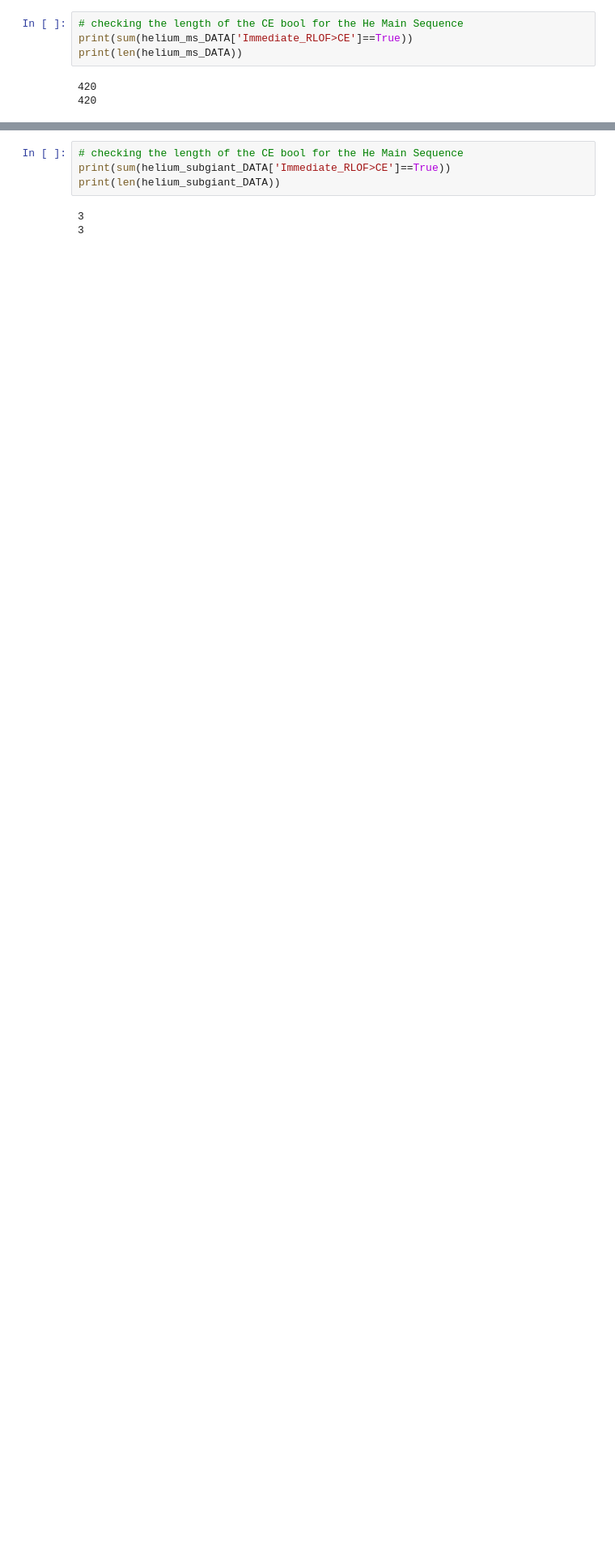
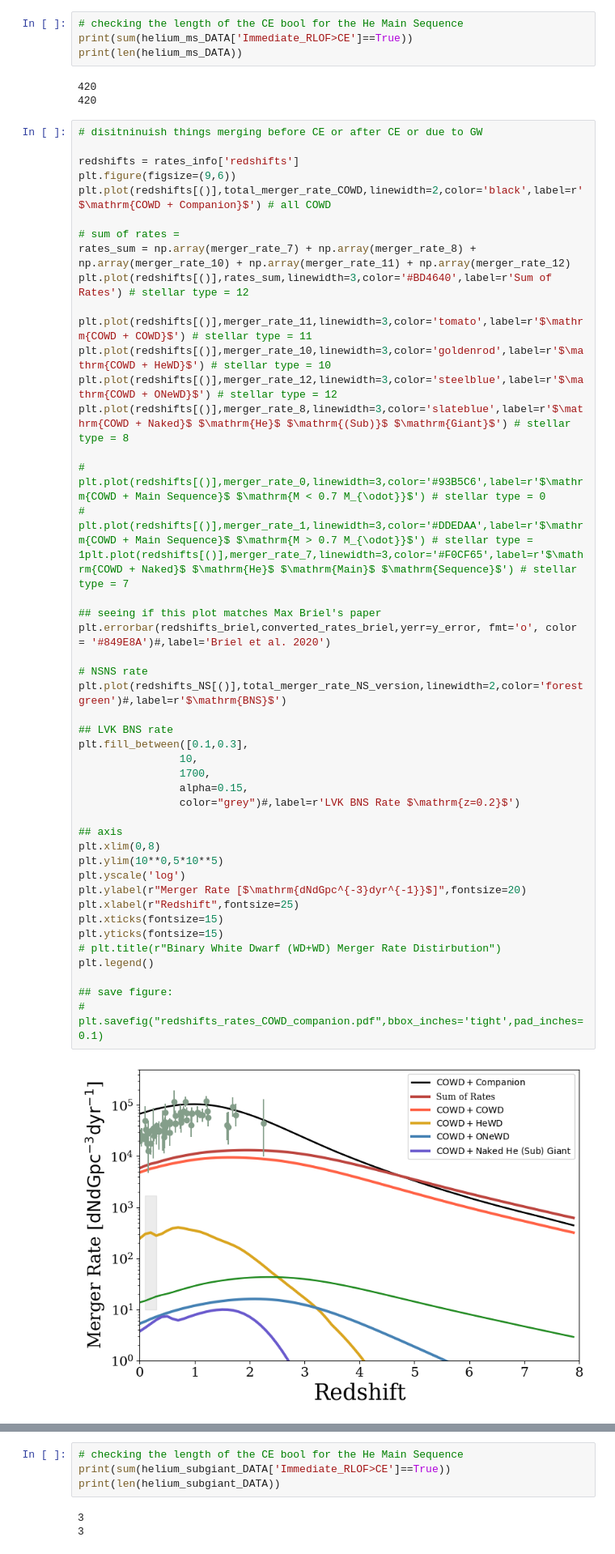
Before and after one commit to melanie-santiago26/research_work, a Jupyter notebook: making_figures/COWD_rates_analysis.ipynb, the cells around one changed output, grey strips where cells are left out. Shown at 81% size. Drawn from its saved outputs; the diff is of its cells as text; blank space fills up the shorter version.

```diff
--- a/making_figures/COWD_rates_analysis.ipynb
+++ b/making_figures/COWD_rates_analysis.ipynb
@@ -545,6 +572,53 @@ print(len(helium_ms_DATA))
 # %% [output]
 420
 420
+# %%
+# disitninuish things merging before CE or after CE or due to GW
+
+redshifts = rates_info['redshifts']
+plt.figure(figsize=(9,6))
+plt.plot(redshifts[()],total_merger_rate_COWD,linewidth=2,color='black',label=r'$\mathrm{COWD + Companion}$') # all COWD
+
+# sum of rates =
+rates_sum = np.array(merger_rate_7) + np.array(merger_rate_8) + np.array(merger_rate_10) + np.array(merger_rate_11) + np.array(merger_rate_12)
+plt.plot(redshifts[()],rates_sum,linewidth=3,color='#BD4640',label=r'Sum of Rates') # stellar type = 12
+
+plt.plot(redshifts[()],merger_rate_11,linewidth=3,color='tomato',label=r'$\mathrm{COWD + COWD}$') # stellar type = 11
+plt.plot(redshifts[()],merger_rate_10,linewidth=3,color='goldenrod',label=r'$\mathrm{COWD + HeWD}$') # stellar type = 10
+plt.plot(redshifts[()],merger_rate_12,linewidth=3,color='steelblue',label=r'$\mathrm{COWD + ONeWD}$') # stellar type = 12
+plt.plot(redshifts[()],merger_rate_8,linewidth=3,color='slateblue',label=r'$\mathrm{COWD + Naked}$ $\mathrm{He}$ $\mathrm{(Sub)}$ $\mathrm{Giant}$') # stellar type = 8
+
+# plt.plot(redshifts[()],merger_rate_0,linewidth=3,color='#93B5C6',label=r'$\mathrm{COWD + Main Sequence}$ $\mathrm{M < 0.7 M_{\odot}}$') # stellar type = 0
+# plt.plot(redshifts[()],merger_rate_1,linewidth=3,color='#DDEDAA',label=r'$\mathrm{COWD + Main Sequence}$ $\mathrm{M > 0.7 M_{\odot}}$') # stellar type = 1plt.plot(redshifts[()],merger_rate_7,linewidth=3,color='#F0CF65',label=r'$\mathrm{COWD + Naked}$ $\mathrm{He}$ $\mathrm{Main}$ $\mathrm{Sequence}$') # stellar type = 7
+
+## seeing if this plot matches Max Briel's paper
+plt.errorbar(redshifts_briel,converted_rates_briel,yerr=y_error, fmt='o', color = '#849E8A')#,label='Briel et al. 2020')
+
+# NSNS rate
+plt.plot(redshifts_NS[()],total_merger_rate_NS_version,linewidth=2,color='forestgreen')#,label=r'$\mathrm{BNS}$')
+
+## LVK BNS rate
+plt.fill_between([0.1,0.3],
+                10,
+                1700,
+                alpha=0.15,
+                color="grey")#,label=r'LVK BNS Rate $\mathrm{z=0.2}$')
+
+## axis
+plt.xlim(0,8)
+plt.ylim(10**0,5*10**5)
+plt.yscale('log')
+plt.ylabel(r"Merger Rate [$\mathrm{dNdGpc^{-3}dyr^{-1}}$]",fontsize=20)
+plt.xlabel(r"Redshift",fontsize=25)
+plt.xticks(fontsize=15)
+plt.yticks(fontsize=15)
+# plt.title(r"Binary White Dwarf (WD+WD) Merger Rate Distirbution")
+plt.legend()
+
+## save figure:
+# plt.savefig("redshifts_rates_COWD_companion.pdf",bbox_inches='tight',pad_inches=0.1)
+# %% [output]
+[figure, added]
 # %%
 # disitninuish things merging before CE or after CE or due to GW
 
```
Also changed, not shown: parts of 3 cells of this notebook, 1 other file.
